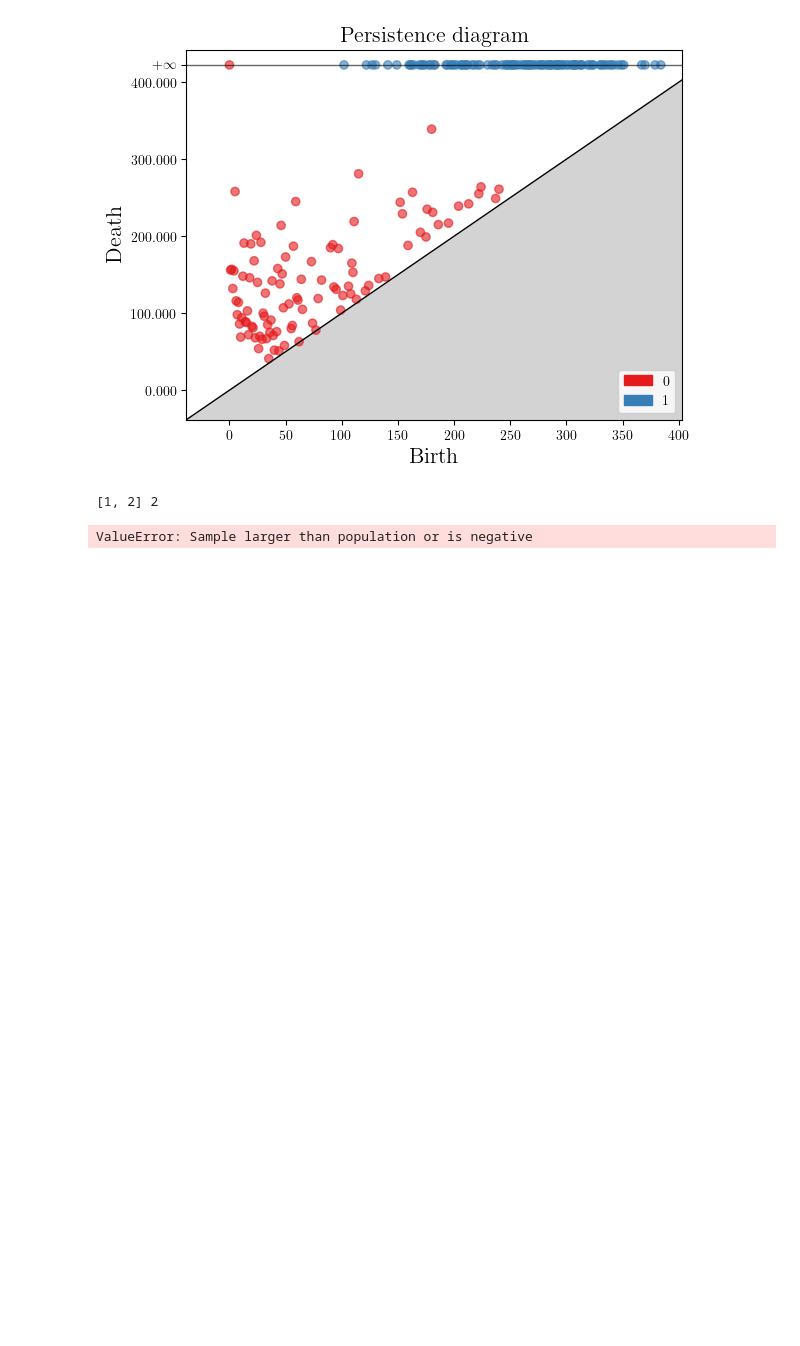
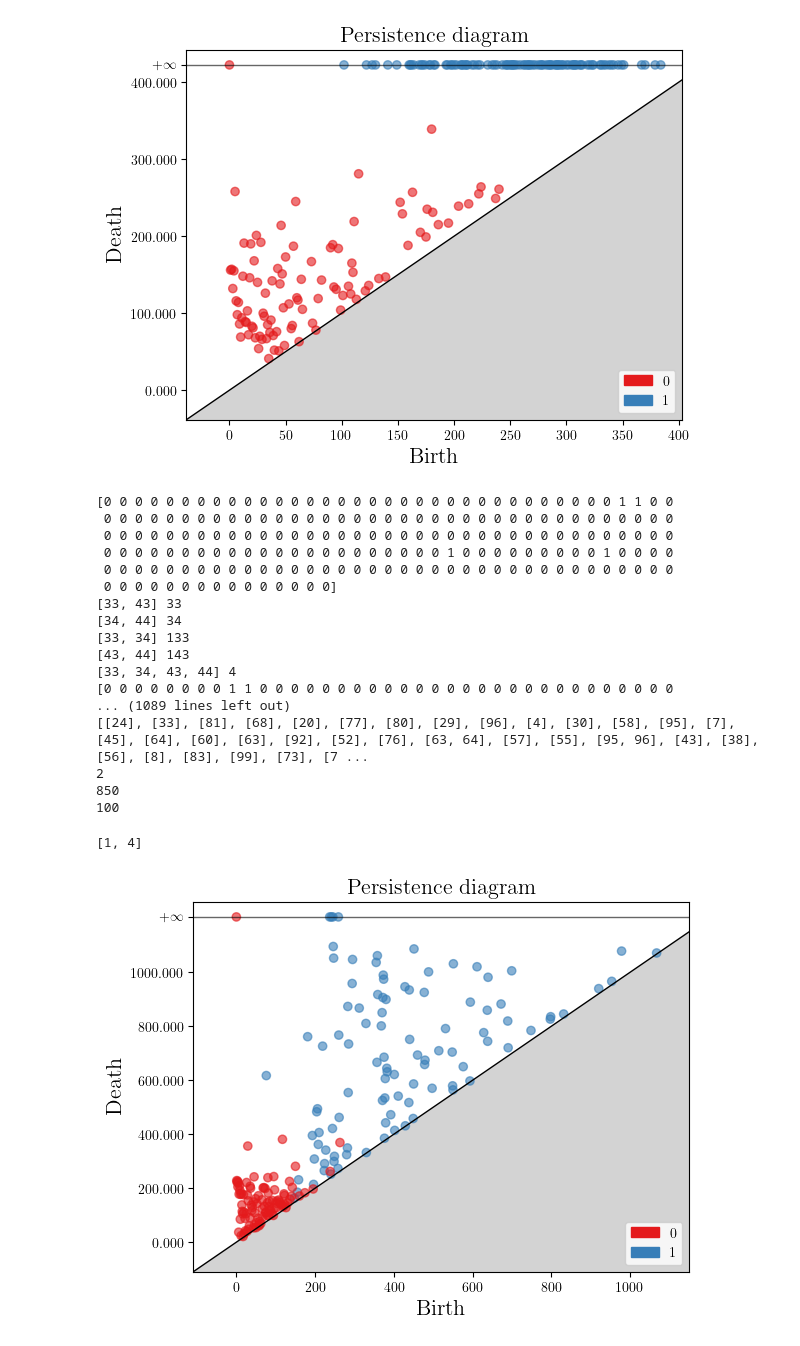
Before and after one commit to ricohasgithub/sprinkles-tda, a Jupyter notebook: data_gen.ipynb, the cells around one changed output. Cells and saved outputs as stored; diff of their text form; code cells hidden in the pictures; blank space fills up the shorter version.

```diff
--- a/data_gen.ipynb
+++ b/data_gen.ipynb
@@ -889,31 +925,49 @@ st.betti_numbers()
 [1, 101]
 [figure]
 # %%
-# print(TS3(Hx, Hz))
+Hx = big_code.Hx.toarray()
+Hz = big_code.Hz.toarray()
 filtration = sample_filtration(Hx, Hz)
 st_filtration = build_simplex_tree_filtration(Hx, Hz, filtration)
 print(filtration)
 print(st_filtration)
 
 st = gudhi.SimplexTree()
 t = 0.0
 for simplex in st_filtration:
     st.insert(simplex, t)
     t += 1.0
 
 print(st.dimension())
 print(st.num_simplices())
 print(st.num_vertices())
 
 # Compute persistence
 diag = st.persistence()
 
 # Plotting the persistence diagram
 gudhi.plot_persistence_diagram(diag)
 st.betti_numbers()
 # %% [output]
-[1, 2] 2
+[0 0 0 0 0 0 0 0 0 0 0 0 0 0 0 0 0 0 0 0 0 0 0 0 0 0 0 0 0 0 0 0 0 1 1 0 0
+ 0 0 0 0 0 0 0 0 0 0 0 0 0 0 0 0 0 0 0 0 0 0 0 0 0 0 0 0 0 0 0 0 0 0 0 0 0
+ 0 0 0 0 0 0 0 0 0 0 0 0 0 0 0 0 0 0 0 0 0 0 0 0 0 0 0 0 0 0 0 0 0 0 0 0 0
+ 0 0 0 0 0 0 0 0 0 0 0 0 0 0 0 0 0 0 0 0 0 0 1 0 0 0 0 0 0 0 0 0 1 0 0 0 0
+ 0 0 0 0 0 0 0 0 0 0 0 0 0 0 0 0 0 0 0 0 0 0 0 0 0 0 0 0 0 0 0 0 0 0 0 0 0
+ 0 0 0 0 0 0 0 0 0 0 0 0 0 0 0]
+[33, 43] 33
+[34, 44] 34
+[33, 34] 133
+[43, 44] 143
+[33, 34, 43, 44] 4
+[0 0 0 0 0 0 0 0 1 1 0 0 0 0 0 0 0 0 0 0 0 0 0 0 0 0 0 0 0 0 0 0 0 0 0 0 0
+... (1089 lines left out)
+[[24], [33], [81], [68], [20], [77], [80], [29], [96], [4], [30], [58], [95], [7], [45], [64], [60], [63], [92], [52], [76], [63, 64], [57], [55], [95, 96], [43], [38], [56], [8], [83], [99], [73], [7 ...
+2
+850
+100
-ValueError: Sample larger than population or is negative
+[1, 4]
+[figure, added]
 # %%
 Hx = surf_code.Hx.toarray()
 Hz = surf_code.Hz.toarray()
```
Also changed, not shown: parts of 17 cells of this notebook, 1 other file.
